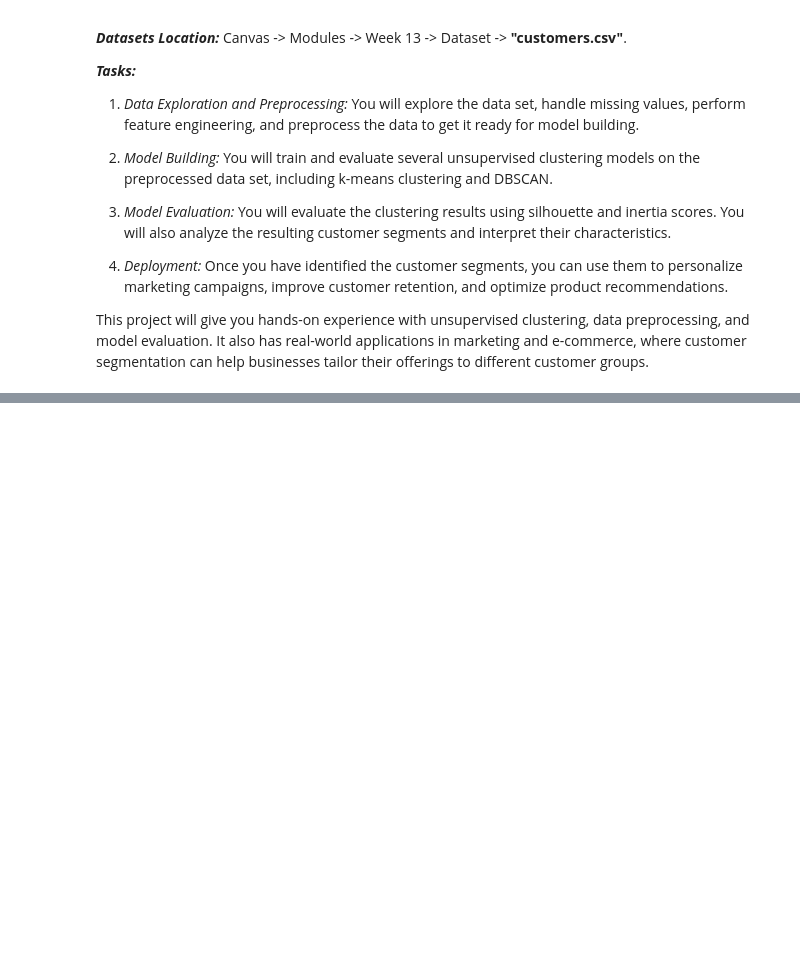
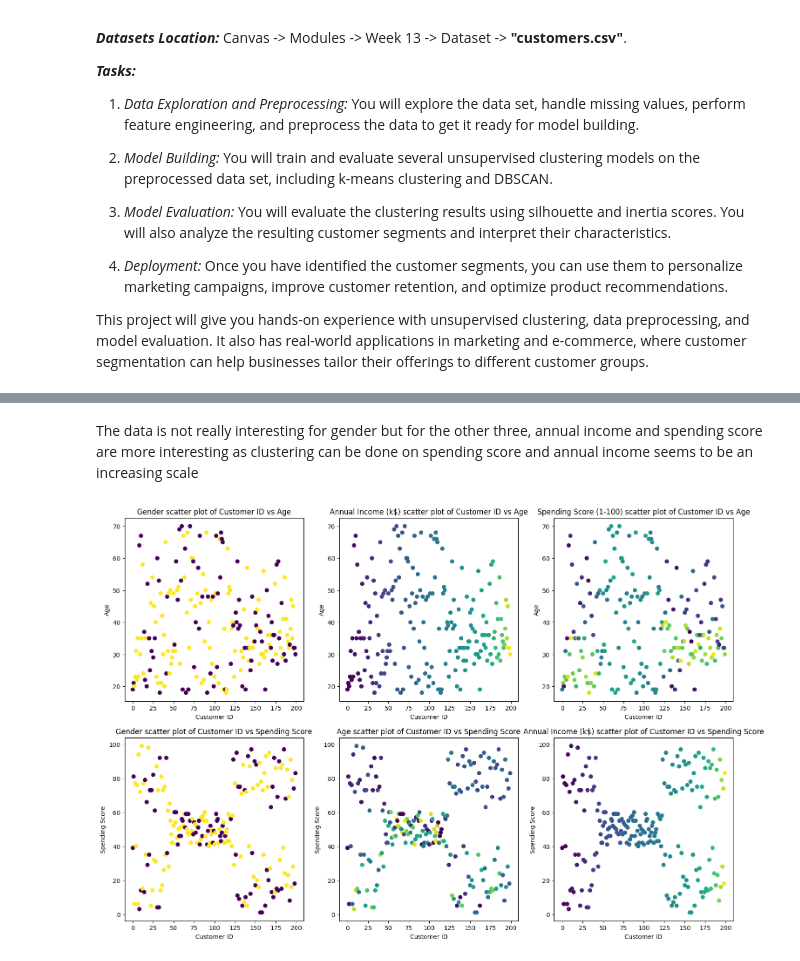
Before and after one commit to Abel-Lagonell/Machine_Learning, a Jupyter notebook: Project_3.ipynb, the cells around one changed output, grey strips where cells are left out. Cells and saved outputs as stored; diff of their text form; code cells hidden in the pictures; blank space fills up the shorter version.

```diff
--- a/Project_3.ipynb
+++ b/Project_3.ipynb
@@ -22,0 +66,31 @@ This project will give you hands-on experience with unsupervised clustering, dat
+# %% [markdown]
+The data is not really interesting for gender but for the other three, annual income and spending score are more interesting as clustering can be done on spending score and annual income seems to be an increasing scale
+# %%
+gender_col = df['Gender'].map({'Male': 0, 'Female': 1})
+
+fig, axes = plt.subplots(nrows=2, ncols=3, figsize=(18,12))
+axes = axes.flatten()
+
+custom_col =df.columns.drop("Age")
+
+for (i, col) in enumerate(custom_col):
+    axes[i].set_title(custom_col[i] + " scatter plot of Customer ID vs Age")
+    axes[i].set_ylabel("Age")
+    axes[i].set_xlabel("Customer ID")
+    if (col == "Gender"):
+        axes[i].scatter(x=df.index, y=df["Age"], c=gender_col)
+        continue
+    axes[i].scatter(x=df.index, y=df["Age"], c=df[col])
+
+custom_col = df.columns.drop("Spending Score (1-100)")
+
+for (i, col) in enumerate(custom_col):
+    axes[i+3].set_title(custom_col[i] + " scatter plot of Customer ID vs Spending Score")
+    axes[i+3].set_ylabel("Spending Score")
+    axes[i+3].set_xlabel("Customer ID")
+    if (col == "Gender"):
+        axes[i+3].scatter(x=df.index, y=df["Spending Score (1-100)"], c=gender_col)
+        continue
+    axes[i+3].scatter(x=df.index, y=df["Spending Score (1-100)"], c=df[col])
+# %% [output]
+[figure, added]
```
Also changed, not shown: parts of 10 cells of this notebook.
